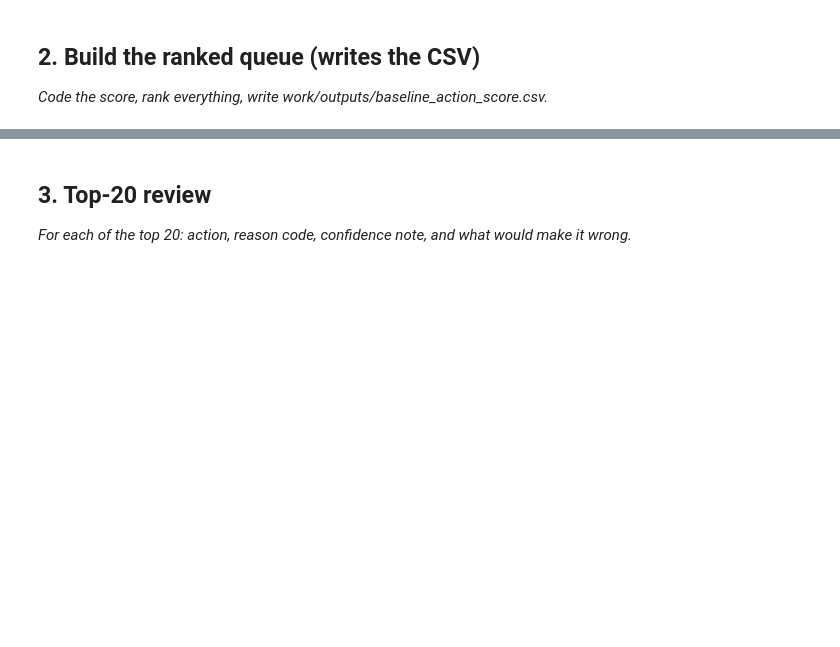
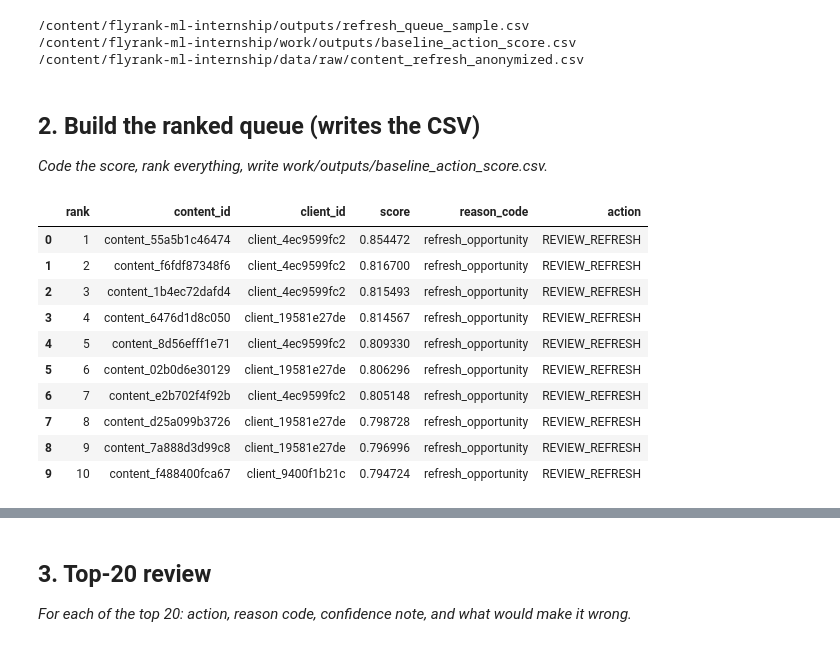
Before and after one commit to arsal626/flyrank-ml-internship, a Jupyter notebook: work/notebooks/w04_baseline_score.ipynb, the cells around one changed output, grey strips where cells are left out. Cells and saved outputs as stored; diff of their text form; code cells hidden in the pictures; blank space fills up the shorter version.

```diff
--- a/work/notebooks/w04_baseline_score.ipynb
+++ b/work/notebooks/w04_baseline_score.ipynb
@@ -16,3 +154,14 @@ This skeleton is yours to fill. Work the sections **in order** — each one has
+# %%
+import os
+
+for root, dirs, files in os.walk(repo_path):
+    for file in files:
+        if file.endswith(".csv"):
+            print(os.path.join(root, file))
+# %% [output]
+/content/flyrank-ml-internship/outputs/refresh_queue_sample.csv
+/content/flyrank-ml-internship/work/outputs/baseline_action_score.csv
+/content/flyrank-ml-internship/data/raw/content_refresh_anonymized.csv
 # %% [markdown]
 ## 2. Build the ranked queue (writes the CSV)
 
@@ -22,0 +169,64 @@ This skeleton is yours to fill. Work the sections **in order** — each one has
+# %%
+# This cell is for CODE (numbers, a query, a check).
+# Write your text answer in the cell ABOVE this one — typing sentences here breaks Run All.
+
+# Section 2 — Baseline action score
+
+baseline = df.copy()
+
+# Avoid ranking pages with almost no search visibility
+baseline["visibility_score"] = np.log1p(baseline["impressions_90d"])
+
+# Normalize staleness so larger values mean more stale
+baseline["staleness_score"] = (
+    baseline["days_since_last_update"].fillna(0)
+    / baseline["days_since_last_update"].fillna(0).max()
+)
+
+# Lower CTR = larger opportunity
+baseline["low_ctr_score"] = 1 - baseline["ctr"].fillna(baseline["ctr"].median())
+
+# Combine the signals into one transparent score
+baseline["score"] = (
+    0.45 * baseline["staleness_score"]
+    + 0.35 * baseline["low_ctr_score"]
+    + 0.20 * (
+        baseline["visibility_score"]
+        / baseline["visibility_score"].max()
+    )
+)
+
+# One reason code and one action label
+baseline["reason_code"] = "refresh_opportunity"
+baseline["action"] = "REVIEW_REFRESH"
+
+# Rank highest priority first
+baseline = baseline.sort_values(
+    "score",
+    ascending=False
+).reset_index(drop=True)
+
+baseline["rank"] = np.arange(1, len(baseline) + 1)
+
+baseline[
+    [
+        "rank",
+        "content_id",
+        "client_id",
+        "score",
+        "reason_code",
+        "action"
+    ]
+].head(10)
+# %% [output]
+|  | rank | content_id | client_id | score | reason_code | action |
+| 0 | 1 | content_55a5b1c46474 | client_4ec9599fc2 | 0.854472 | refresh_opportunity | REVIEW_REFRESH |
+| 1 | 2 | content_f6fdf87348f6 | client_4ec9599fc2 | 0.816700 | refresh_opportunity | REVIEW_REFRESH |
+| 2 | 3 | content_1b4ec72dafd4 | client_4ec9599fc2 | 0.815493 | refresh_opportunity | REVIEW_REFRESH |
+| 3 | 4 | content_6476d1d8c050 | client_19581e27de | 0.814567 | refresh_opportunity | REVIEW_REFRESH |
+| 4 | 5 | content_8d56efff1e71 | client_4ec9599fc2 | 0.809330 | refresh_opportunity | REVIEW_REFRESH |
+| 5 | 6 | content_02b0d6e30129 | client_19581e27de | 0.806296 | refresh_opportunity | REVIEW_REFRESH |
+| 6 | 7 | content_e2b702f4f92b | client_4ec9599fc2 | 0.805148 | refresh_opportunity | REVIEW_REFRESH |
+| 7 | 8 | content_d25a099b3726 | client_19581e27de | 0.798728 | refresh_opportunity | REVIEW_REFRESH |
+| 8 | 9 | content_7a888d3d99c8 | client_19581e27de | 0.796996 | refresh_opportunity | REVIEW_REFRESH |
+| 9 | 10 | content_f488400fca67 | client_9400f1b21c | 0.794724 | refresh_opportunity | REVIEW_REFRESH |
```
Also changed, not shown: parts of 22 cells of this notebook.
